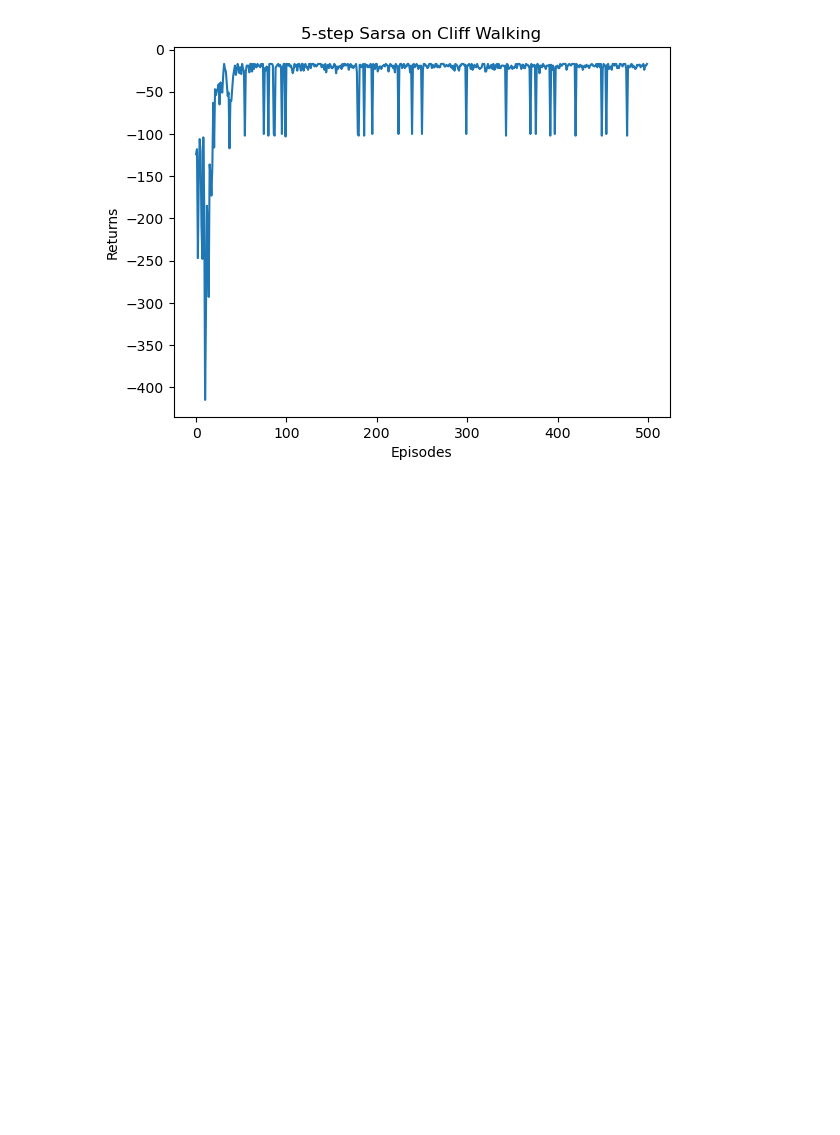
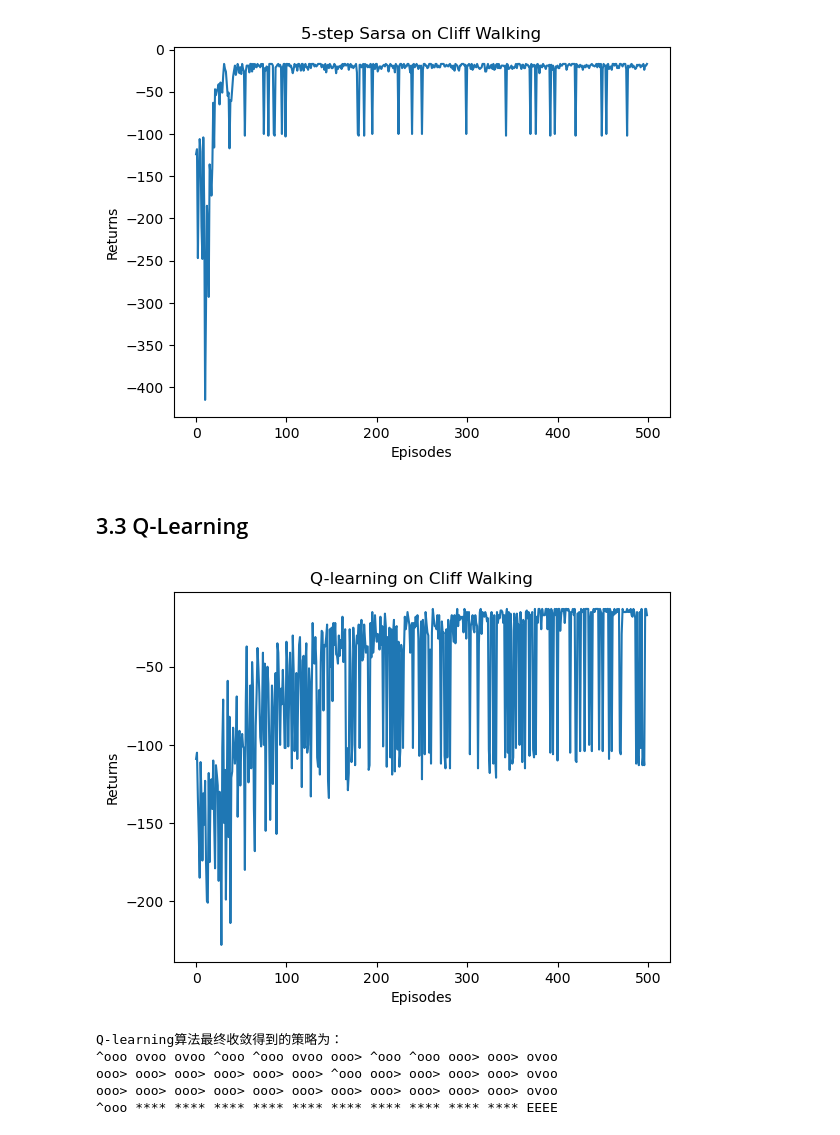
Before and after one commit to heyheyHazel/Reinforcement-Learning, a Jupyter notebook: RL-Basic-Algorithm/03-Time-Difference.ipynb, the cells around one changed output. Cells and saved outputs as stored; diff of their text form; code cells hidden in the pictures; blank space fills up the shorter version.

Commit message:
add q-learning algorithm

```diff
--- a/RL-Basic-Algorithm/03-Time-Difference.ipynb
+++ b/RL-Basic-Algorithm/03-Time-Difference.ipynb
@@ -226,3 +253,5 @@ plt.title('5-step Sarsa on {}'.format('Cliff Walking'))
 plt.show()
 # %% [output]
 [figure]
+# %% [markdown]
+## 3.3 Q-Learning
@@ -228,0 +289,50 @@ plt.show()
+# %%
+np.random.seed(0)
+epsilon = 0.1
+alpha = 0.1
+gamma = 0.9
+agent = QLearning(ncol, nrow, epsilon, alpha, gamma)
+num_episodes = 500  # 智能体在环境中运行的序列的数量
+
+return_list = []  # 记录每一条序列的回报
+for i in range(10):  # 显示10个进度条
+    # tqdm的进度条功能
+    with tqdm(total=int(num_episodes / 10), desc='Iteration %d' % i) as pbar:
+        for i_episode in range(int(num_episodes / 10)):  # 每个进度条的序列数
+            episode_return = 0
+            state = env.reset()
+            done = False
+            while not done:
+                action = agent.take_action(state)
+                next_state, reward, done = env.step(action)
+                episode_return += reward  # 这里回报的计算不进行折扣因子衰减
+                # 这里不用算next_action了,因为Q-learning更新时不需要知道下一时刻的动作
+                agent.update(state, action, reward, next_state)
+                state = next_state
+            return_list.append(episode_return)
+            if (i_episode + 1) % 10 == 0:  # 每10条序列打印一下这10条序列的平均回报
+                pbar.set_postfix({
+                    'episode':
+                    '%d' % (num_episodes / 10 * i + i_episode + 1),
+                    'return':
+                    '%.3f' % np.mean(return_list[-10:])
+                })
+            pbar.update(1)
+
+episodes_list = list(range(len(return_list)))
+plt.plot(episodes_list, return_list)
+plt.xlabel('Episodes')
+plt.ylabel('Returns')
+plt.title('Q-learning on {}'.format('Cliff Walking'))
+plt.show()
+
+action_meaning = ['^', 'v', '<', '>']
+print('Q-learning算法最终收敛得到的策略为：')
+print_agent(agent, env, action_meaning, list(range(37, 47)), [47])
+# %% [output]
+[figure, added]
+Q-learning算法最终收敛得到的策略为：
+^ooo ovoo ovoo ^ooo ^ooo ovoo ooo> ^ooo ^ooo ooo> ooo> ovoo
+ooo> ooo> ooo> ooo> ooo> ooo> ^ooo ooo> ooo> ooo> ooo> ovoo
+ooo> ooo> ooo> ooo> ooo> ooo> ooo> ooo> ooo> ooo> ooo> ovoo
+^ooo **** **** **** **** **** **** **** **** **** **** EEEE
```
Also changed, not shown: parts of 10 cells of this notebook.
